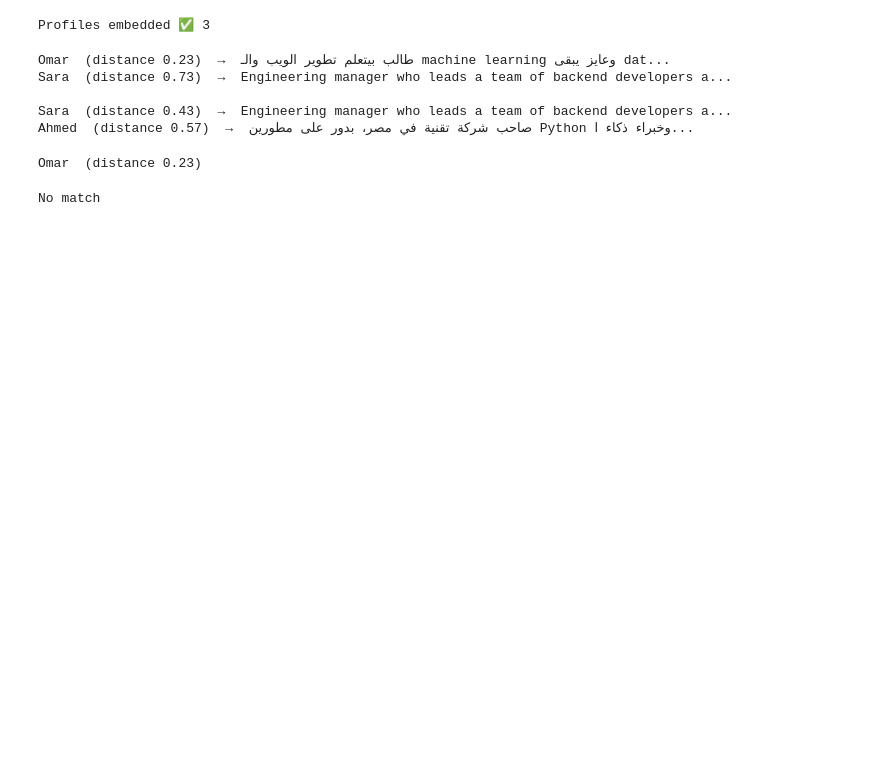
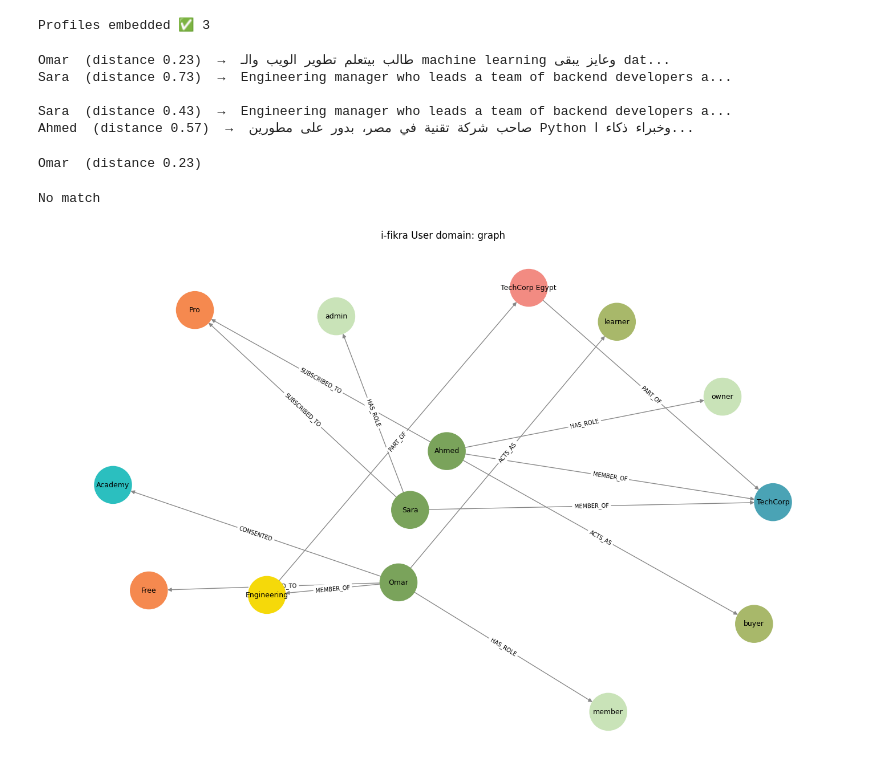
Before and after one commit to msedawy045-hub/ifikra-task, a Jupyter notebook: user-domain/ifikra_user_domain.ipynb, the cells around one changed output. Saved outputs shown, nothing was run; the diff lists cells and outputs as text; code cells hidden in the pictures; blank space fills up the shorter version.

Commit message:
Add graph and vector visualizations

```diff
--- a/user-domain/ifikra_user_domain.ipynb
+++ b/user-domain/ifikra_user_domain.ipynb
@@ -218,3 +222,35 @@ Omar  (distance 0.23)
 hybrid_search("business owner looking for Python developers", actor="buyer", purpose="analytics")
 # %% [output]
 No match
+# %%
+import networkx as nx
+import matplotlib.pyplot as plt
+
+rows = run("""
+MATCH (a)-[r]->(b)
+RETURN coalesce(a.name, a.id) AS a, labels(a)[0] AS a_type,
+       type(r) AS rel,
+       coalesce(b.name, b.id) AS b, labels(b)[0] AS b_type
+""")
+
+G = nx.DiGraph()
+types = {}
+for r in rows:
+    types[r["a"]] = r["a_type"]
+    types[r["b"]] = r["b_type"]
+    G.add_edge(r["a"], r["b"], rel=r["rel"])
+
+palette = {"User":"#7aa35b", "Role":"#c9e3b8", "Plan":"#f5894f",
+           "Actor":"#a8b86a", "Division":"#2bbfbf", "Enterprise":"#4aa3b5",
+           "Company":"#f28b82", "Team":"#f5d90a"}
+node_colors = [palette.get(types[n], "gray") for n in G.nodes]
+
+plt.figure(figsize=(14, 9))
+pos = nx.spring_layout(G, seed=42, k=1.4)
+nx.draw(G, pos, with_labels=True, node_color=node_colors, node_size=2200,
+        font_size=9, arrows=True, edge_color="#888")
+nx.draw_networkx_edge_labels(G, pos, edge_labels=nx.get_edge_attributes(G, "rel"), font_size=7)
+plt.title("i-fikra User domain: graph")
+plt.show()
+# %% [output]
+[figure, added]
```
Also changed, not shown: parts of 2 cells of this notebook.
